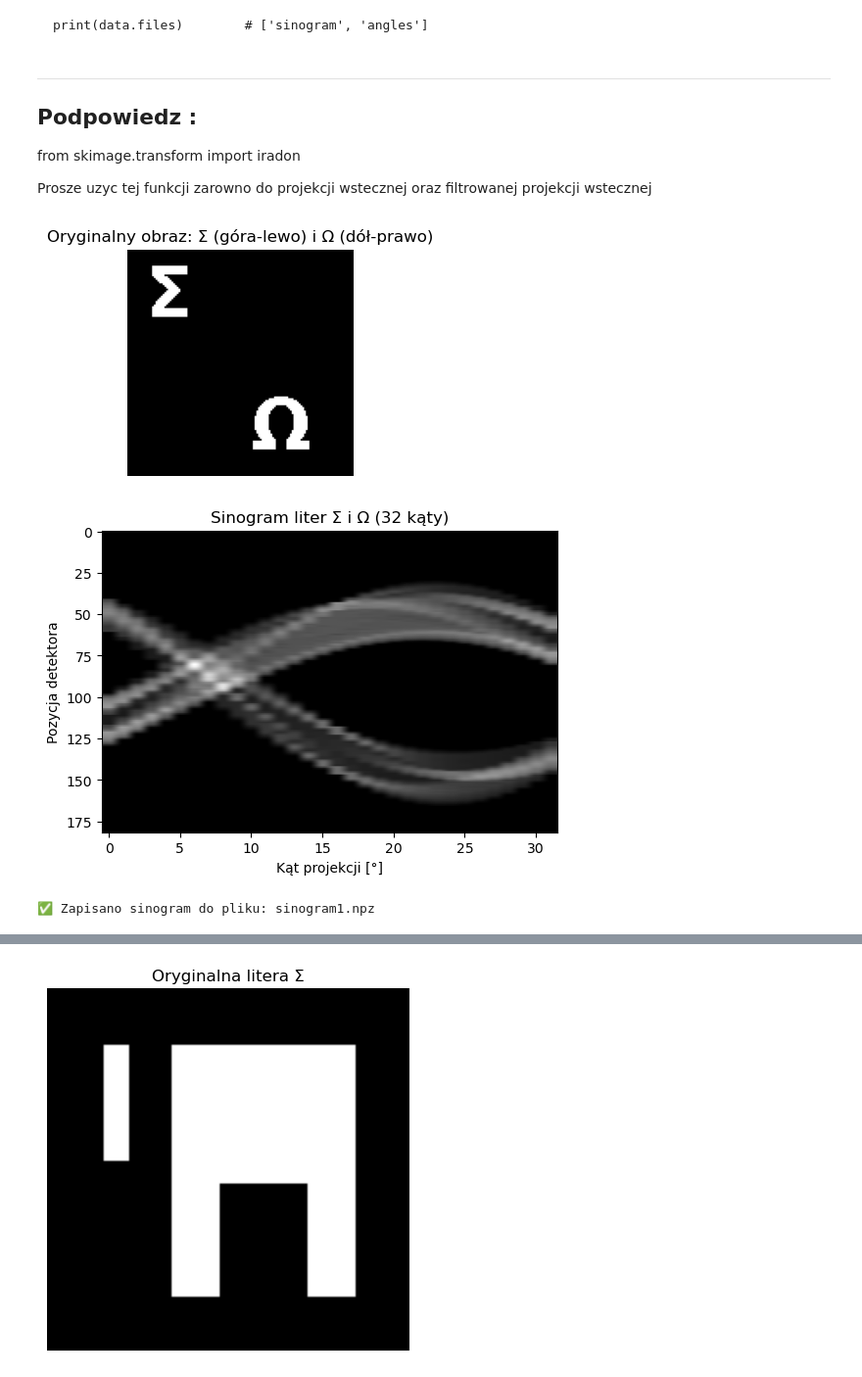
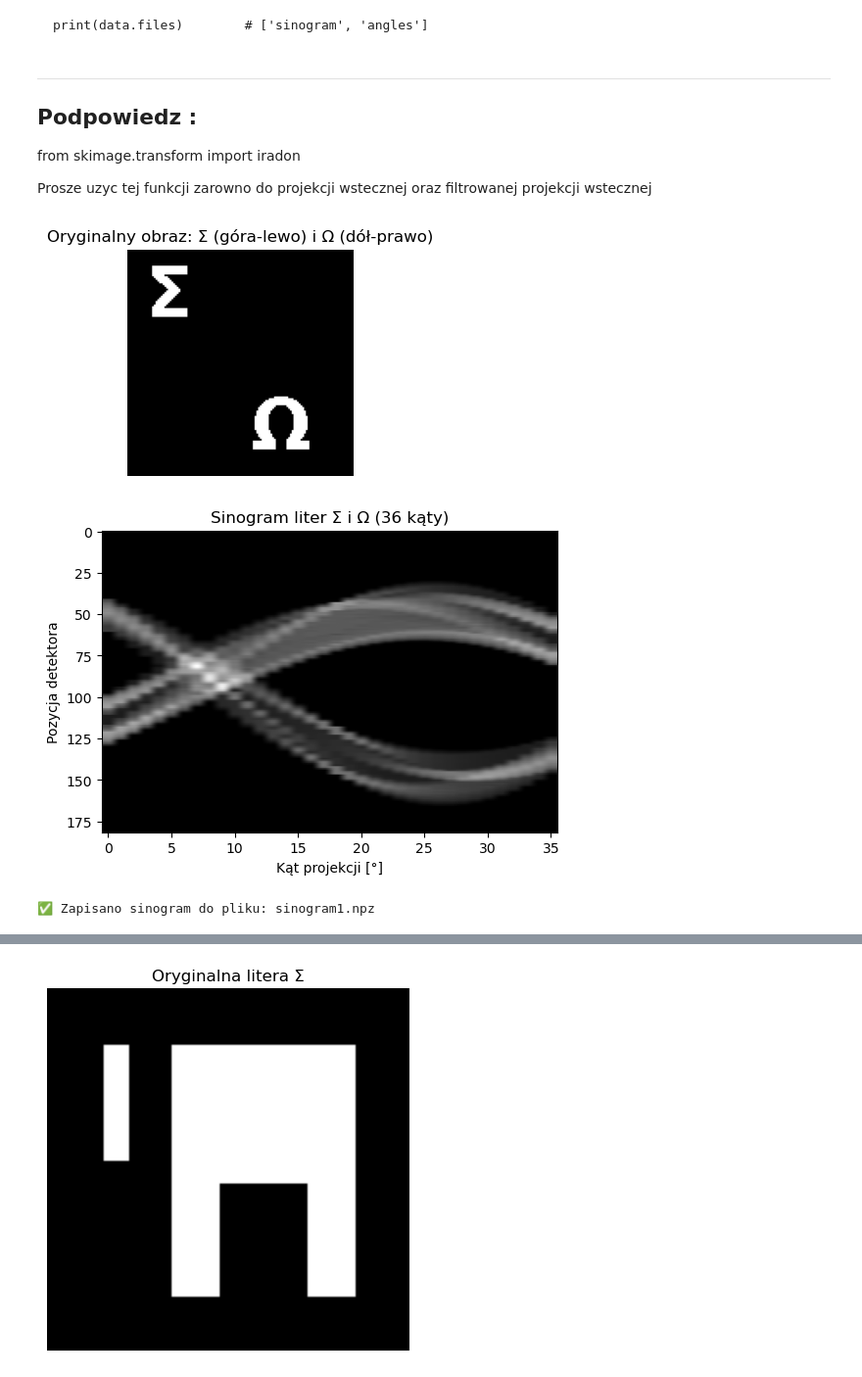
Before and after one commit to FBI223/TOMOGRAFIA_UCZENIE_GLEBOKICH, a Jupyter notebook: TASK1/task1.ipynb, the cells around one changed output, grey strips where cells are left out. Shown at 98% size. Drawn from its saved outputs; the diff is of its cells as text; code cells hidden in the pictures.

```diff
--- a/TASK1/task1.ipynb
+++ b/TASK1/task1.ipynb
@@ -68,36 +68,36 @@ font = ImageFont.truetype("DejaVuSans-Bold.ttf", 40)
 # Rysowanie dużej litery Σ (lewy górny róg)
 draw.text((10, 0), "Σ", fill=255, font=font)
 
 # Rysowanie dużej litery Ω (prawy dolny róg)
 draw.text((70, 75), "Ω", fill=255, font=font)
 
 # Konwersja do tablicy NumPy i binarnej maski
 letters = np.array(img)
 letters = (letters > 128).astype(np.float32)
 
 plt.figure(figsize=(3,3))
 plt.imshow(letters, cmap="gray")
 plt.title("Oryginalny obraz: Σ (góra-lewo) i Ω (dół-prawo)")
 plt.axis("off")
 plt.show()
 
 # --- 2. Generacja sinogramu (Radon transform) ---
-angles = np.linspace(0., 180., 32, endpoint=False)
+angles = np.linspace(0., 180., 36, endpoint=False)
 sinogram = radon(letters, theta=angles, circle=False)
 
 plt.figure(figsize=(6,4))
 plt.imshow(sinogram, cmap='gray', aspect='auto')
-plt.title("Sinogram liter Σ i Ω (32 kąty)")
+plt.title("Sinogram liter Σ i Ω (36 kąty)")
 plt.xlabel("Kąt projekcji [°]")
 plt.ylabel("Pozycja detektora")
 plt.show()
 
 # --- 3. Zapis sinogramu do pliku dla studentów ---
 np.savez("sinogram1.npz", sinogram=sinogram, angles=angles)
 print("✅ Zapisano sinogram do pliku: sinogram1.npz")
 # %% [output]
 [figure]
-[figure, old version]
+[figure, new version]
 ✅ Zapisano sinogram do pliku: sinogram1.npz
 # %%
 
```
Also changed, not shown: parts of 1 cell of this notebook, 1 other file.
